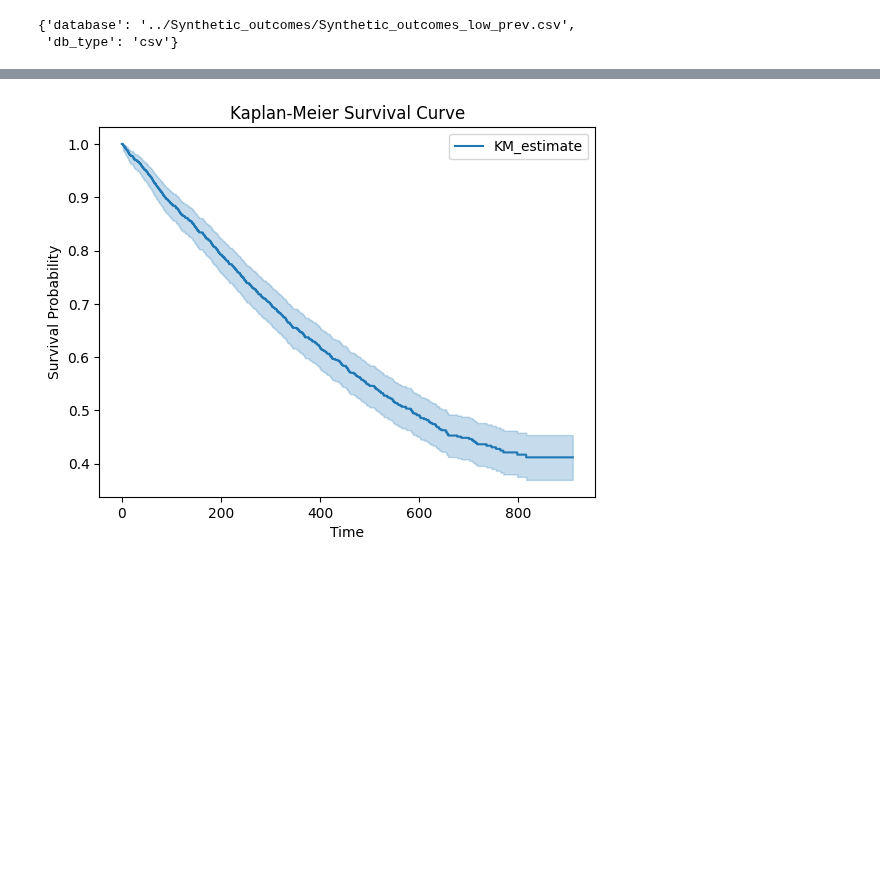
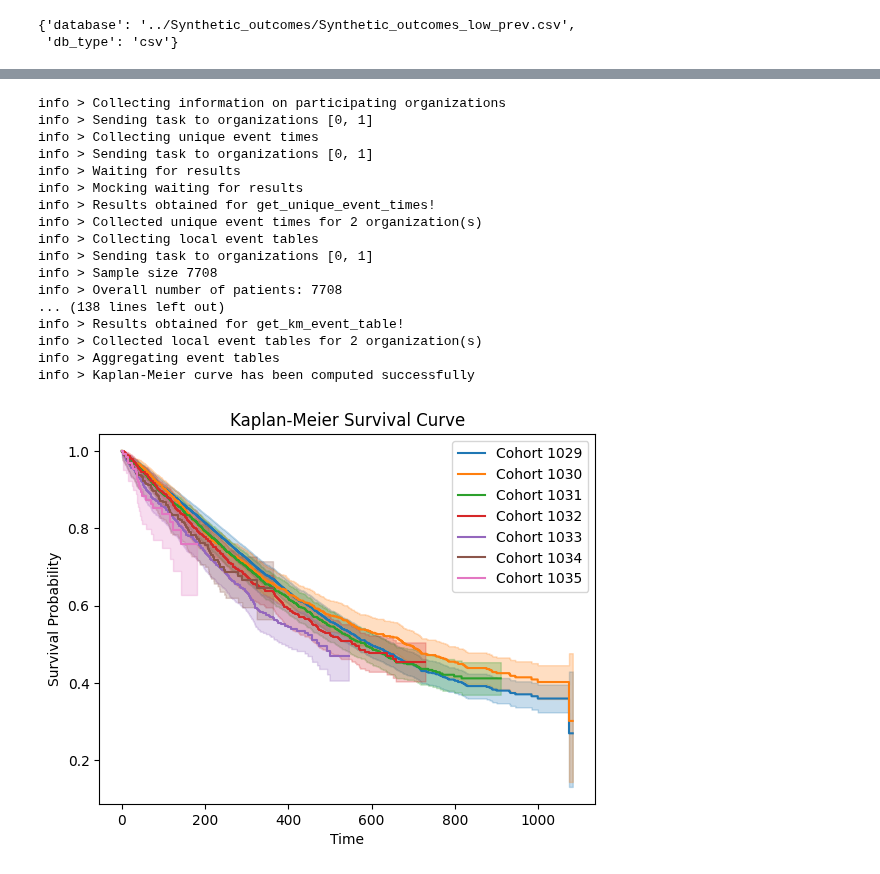
Before and after one commit to vantage6/v6-kaplan-meier-py, a Jupyter notebook: vtg_km_he/example.ipynb, the cells around one changed output, grey strips where cells are left out. Saved outputs shown, nothing was run; the diff lists cells and outputs as text; code cells hidden in the pictures; blank space fills up the shorter version.

Commit message:
fixed merger conflicts and added multiple plots in the notebooks

```diff
--- a/vtg_km_he/example.ipynb
+++ b/vtg_km_he/example.ipynb
@@ -102,3 +73 @@ info > Kaplan-Meier curve has been computed successfully
-# %%
-results = client.result.get(average_task.get("id"))
 # %%
@@ -113,25 +104,51 @@ except:
 # %%
-import pandas as pd
-from lifelines import KaplanMeierFitter
-import matplotlib.pyplot as plt
+for cohort_id in cohort_ids:
 
-# Example data (replace this with your actual data)
-data = results['kaplanMeier']
+    results = execute_km_master_task(
+        aggregator_node=0,
+        cohort_id=cohort_id,
+        time_column_name='TIME_AT_RISK',
+        censor_column_name='MORTALITY_FLAG')
+    # Example data (replace this with your actual data)
+    data = results['kaplanMeier']
 
-# Calculate 'AtRisk' from 'Total'
-data['AtRisk'] = data['Total'].cumsum()
+    # Calculate 'AtRisk' from 'Total'
+    data['AtRisk'] = data['Total'].cumsum()
 
-# Create a KaplanMeierFitter object
-kmf = KaplanMeierFitter()
+    # Create a KaplanMeierFitter object
+    kmf = KaplanMeierFitter()
 
-# Fit the data to KaplanMeierFitter
-kmf.fit(durations=data['TIME_AT_RISK'], event_observed=data['Deaths'], timeline=data['TIME_AT_RISK'])
+    # Fit the data to KaplanMeierFitter
+    kmf.fit(durations=data['TIME_AT_RISK'], event_observed=data['Deaths'], timeline=data['TIME_AT_RISK'])
+    # Plot the Kaplan-Meier curve on the same plot
+    kmf.plot(label=f'Cohort {cohort_id}')
 
-# Plot the Kaplan-Meier curve
-kmf.plot()
-plt.title(f'Kaplan-Meier Survival Curve for {cohort_id}')
+# Add title and labels
+plt.title('Kaplan-Meier Survival Curve')
 plt.xlabel('Time')
 plt.ylabel('Survival Probability')
+
+# Add legend
+plt.legend()
+
+# Show the plot
 plt.show()
 # %% [output]
+info > Collecting information on participating organizations
+info > Sending task to organizations [0, 1]
+info > Collecting unique event times
+info > Sending task to organizations [0, 1]
+info > Waiting for results
+info > Mocking waiting for results
+info > Results obtained for get_unique_event_times!
+info > Collected unique event times for 2 organization(s)
+info > Collecting local event tables
+info > Sending task to organizations [0, 1]
+info > Sample size 7708
+info > Overall number of patients: 7708
+... (138 lines left out)
+info > Results obtained for get_km_event_table!
+info > Collected local event tables for 2 organization(s)
+info > Aggregating event tables
+info > Kaplan-Meier curve has been computed successfully
-[figure, old version]
+[figure, new version]
```
Also changed, not shown: parts of 3 cells of this notebook, 1 other file.
